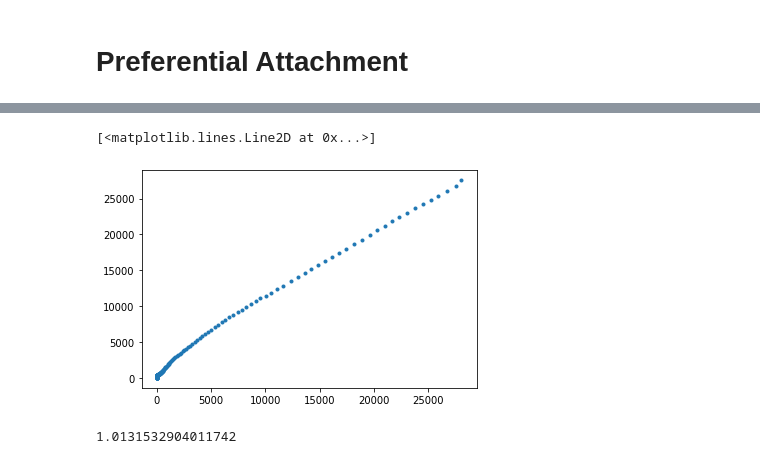
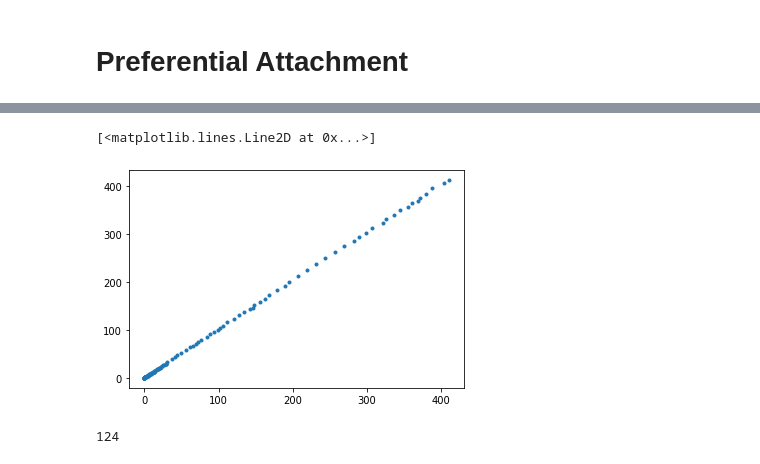
Before and after one commit to miksa234/vrproject, a Jupyter notebook: src/network_dynamic.ipynb, the cells around one changed output, grey strips where cells are left out. Drawn from its saved outputs; the diff is of its cells as text; code cells hidden in the pictures.

```diff
--- a/src/network_dynamic.ipynb
+++ b/src/network_dynamic.ipynb
@@ -207,9 +210,5 @@ plt.plot(α_i.values(), '.')
-# %%
-plt.plot(k_i_t[0][1], k_max[len(k_max)-len(k_i_t[0][1]):], '.')
-# %% [output]
-[<matplotlib.lines.Line2D at 0x...>]
-[figure, removed]
-# %%
-α_i['requests']
-# %% [output]
-1.0131532904011742
+# %%
+plt.plot(k_i_t[200][1], np.cumsum(np.gradient(k_i_t[200][1])), '.')
+# %% [output]
+[<matplotlib.lines.Line2D at 0x...>]
+[figure, added]
@@ -215,0 +217,4 @@ plt.plot(k_i_t[0][1], k_max[len(k_max)-len(k_i_t[0][1]):], '.')
+# %%
+len(k_i_t[200][1])
+# %% [output]
+124
```
Also changed, not shown: parts of 5 cells of this notebook, 1 other file.
